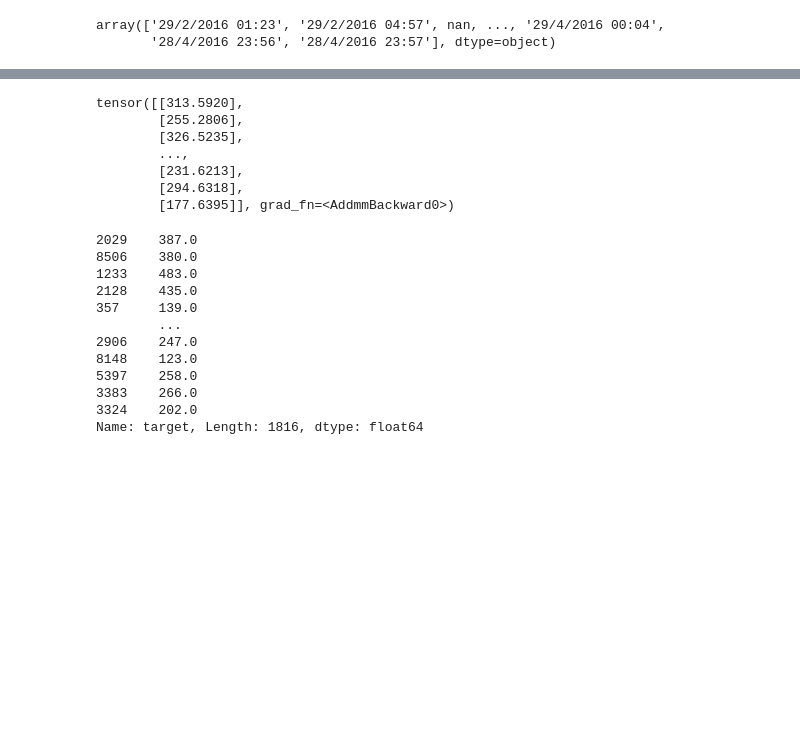
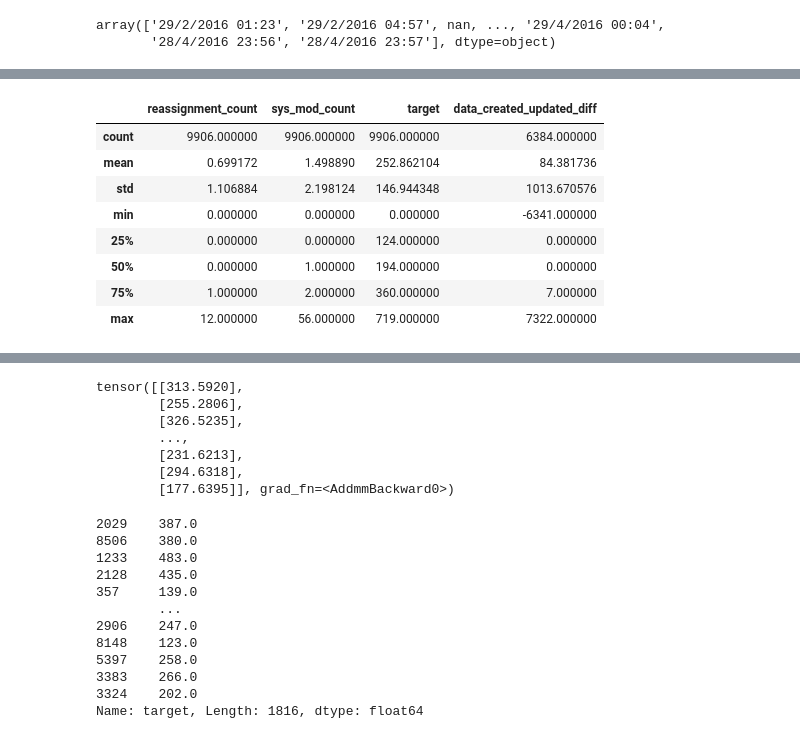
Before and after one commit to TkFlamo/research_task, a Jupyter notebook: baseline.ipynb, the cells around one changed output, grey strips where cells are left out. Drawn from its saved outputs; the diff is of its cells as text; code cells hidden in the pictures; blank space fills up the shorter version.

```diff
--- a/baseline.ipynb
+++ b/baseline.ipynb
@@ -129,7 +129,11 @@ data_cols = ["opened_at", "sys_created_at", "sys_updated_at"]
 n_id_cols = ["caller_id", "sys_created_by", "sys_updated_by", "assigned_to", "assignment_group",
            "resolved_by", "opened_by"]
 # %%
-data_train["data_opened_at"] = data_train["opened_at"].astype("datetime64").dt.month.astype("object")
+data_train["data_opened_at"] = data_train["opened_at"].astype("datetime64").dt.month.astype("str") + "-m"
+data_train["data_created_updated_diff"] = (data_train["sys_updated_at"].astype("datetime64") -
+    data_train["sys_created_at"].astype("datetime64")).astype("timedelta64[h]")
+
+
 
 data_train = data_train.drop(n_id_cols, axis=1)
 data_train = data_train.drop(data_cols, axis=1)
@@ -157,0 +160,12 @@ memory usage: 1010.9+ KB
+# %%
+data_train.describe()
+# %% [output]
+|  | reassignment_count | sys_mod_count | target | data_created_updated_diff |
+| count | 9906.000000 | 9906.000000 | 9906.000000 | 6384.000000 |
+| mean | 0.699172 | 1.498890 | 252.862104 | 84.381736 |
+| std | 1.106884 | 2.198124 | 146.944348 | 1013.670576 |
+| min | 0.000000 | 0.000000 | 0.000000 | -6341.000000 |
+| 25% | 0.000000 | 0.000000 | 124.000000 | 0.000000 |
+| 50% | 0.000000 | 1.000000 | 194.000000 | 0.000000 |
+| 75% | 1.000000 | 2.000000 | 360.000000 | 7.000000 |
+| max | 12.000000 | 56.000000 | 719.000000 | 7322.000000 |
```
Also changed, not shown: parts of 22 cells of this notebook.
